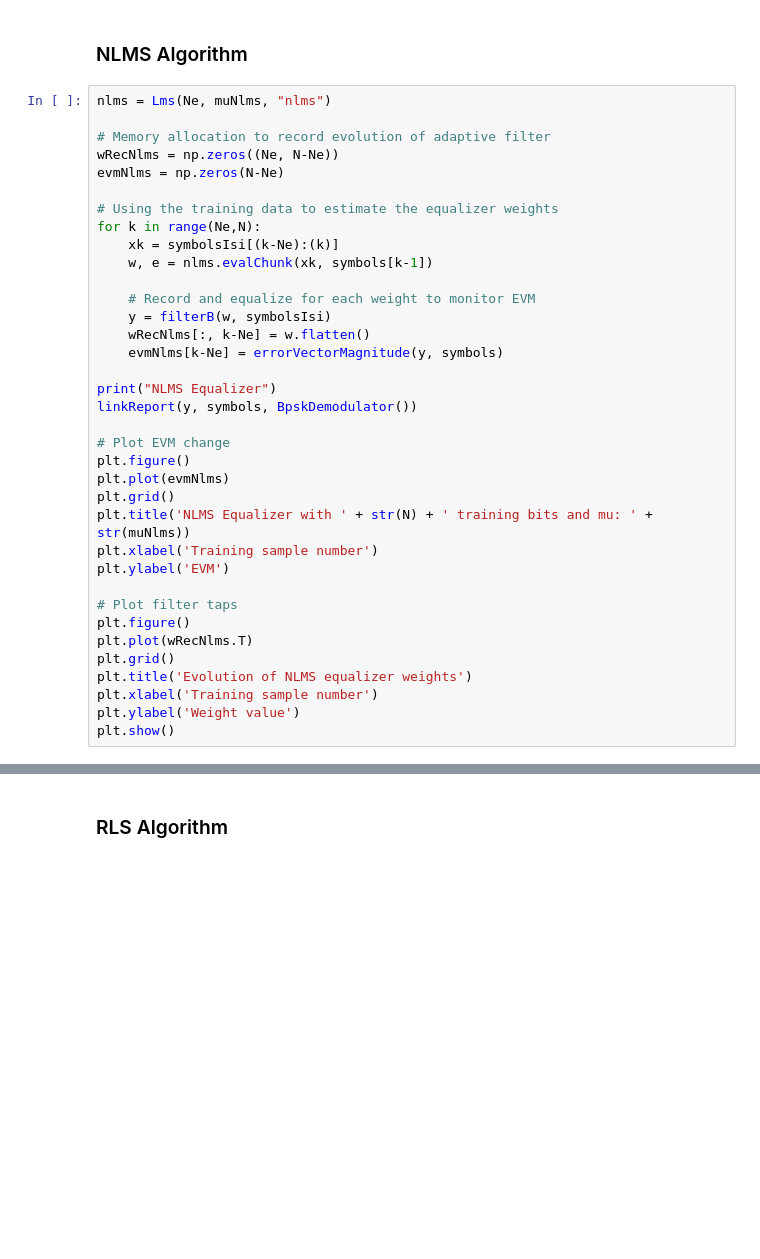
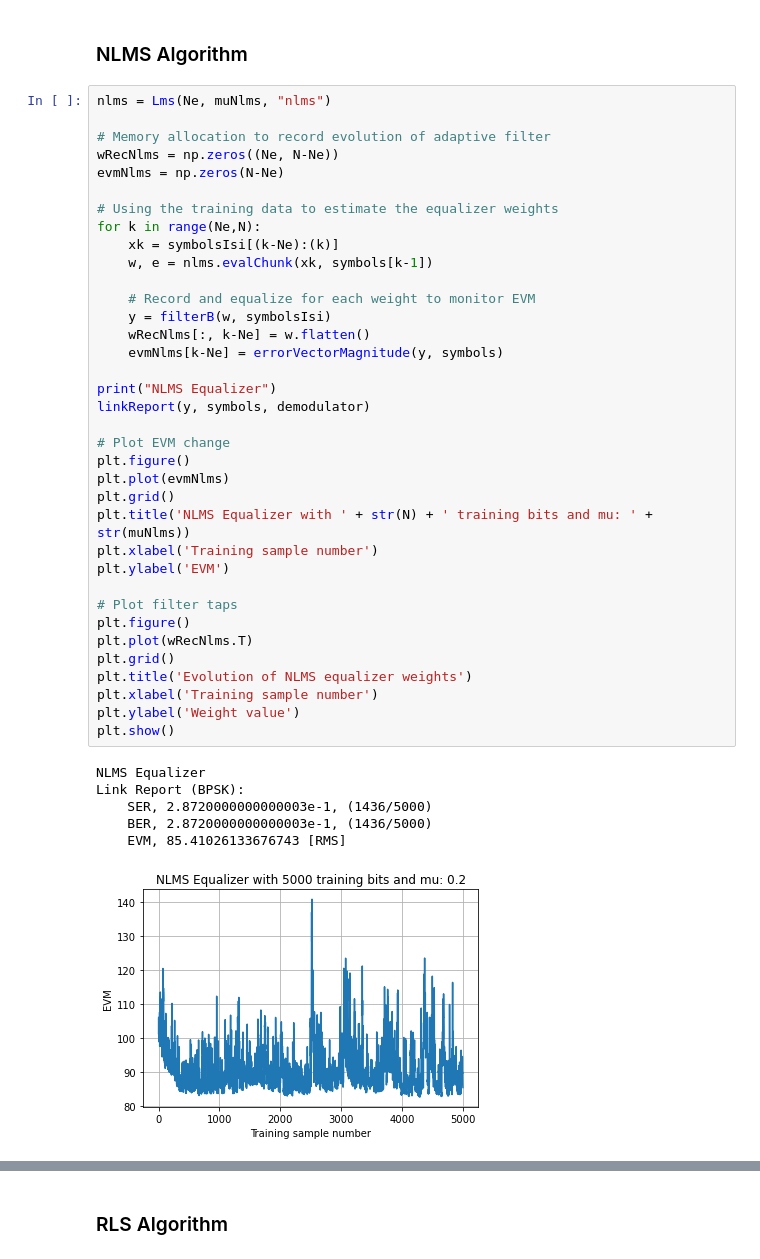
Before and after one commit to huzeyfe-erkek/comm, a Jupyter notebook: examples/equalizers/equalizer_comparison.ipynb, the cells around one changed output, grey strips where cells are left out. Drawn from its saved outputs; the diff is of its cells as text; blank space fills up the shorter version.

```diff
--- a/examples/equalizers/equalizer_comparison.ipynb
+++ b/examples/equalizers/equalizer_comparison.ipynb
@@ -164,31 +224,38 @@ wRecNlms = np.zeros((Ne, N-Ne))
 evmNlms = np.zeros(N-Ne)
 
 # Using the training data to estimate the equalizer weights
 for k in range(Ne,N):
     xk = symbolsIsi[(k-Ne):(k)]
     w, e = nlms.evalChunk(xk, symbols[k-1])
 
     # Record and equalize for each weight to monitor EVM
     y = filterB(w, symbolsIsi)
     wRecNlms[:, k-Ne] = w.flatten()
     evmNlms[k-Ne] = errorVectorMagnitude(y, symbols)
 
 print("NLMS Equalizer")
-linkReport(y, symbols, BpskDemodulator())
+linkReport(y, symbols, demodulator)
 
 # Plot EVM change
 plt.figure()
 plt.plot(evmNlms)
 plt.grid()
 plt.title('NLMS Equalizer with ' + str(N) + ' training bits and mu: ' + str(muNlms))
 plt.xlabel('Training sample number')
 plt.ylabel('EVM')
 
 # Plot filter taps
 plt.figure()
 plt.plot(wRecNlms.T)
 plt.grid()
 plt.title('Evolution of NLMS equalizer weights')
 plt.xlabel('Training sample number')
 plt.ylabel('Weight value')
 plt.show()
+# %% [output]
+NLMS Equalizer
+Link Report (BPSK):
+    SER, 2.8720000000000003e-1, (1436/5000)
+    BER, 2.8720000000000003e-1, (1436/5000)
+    EVM, 85.41026133676743 [RMS]
+[figure, added]
```
Also changed, not shown: parts of 25 cells of this notebook, 6 other files.
